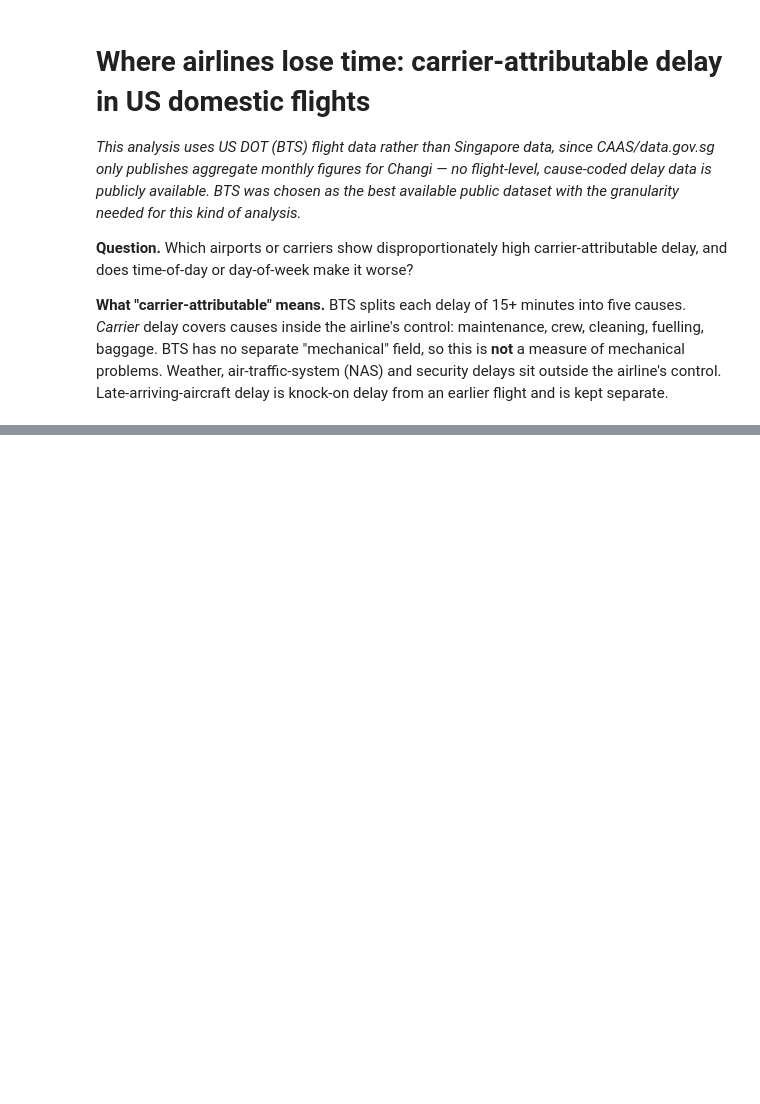
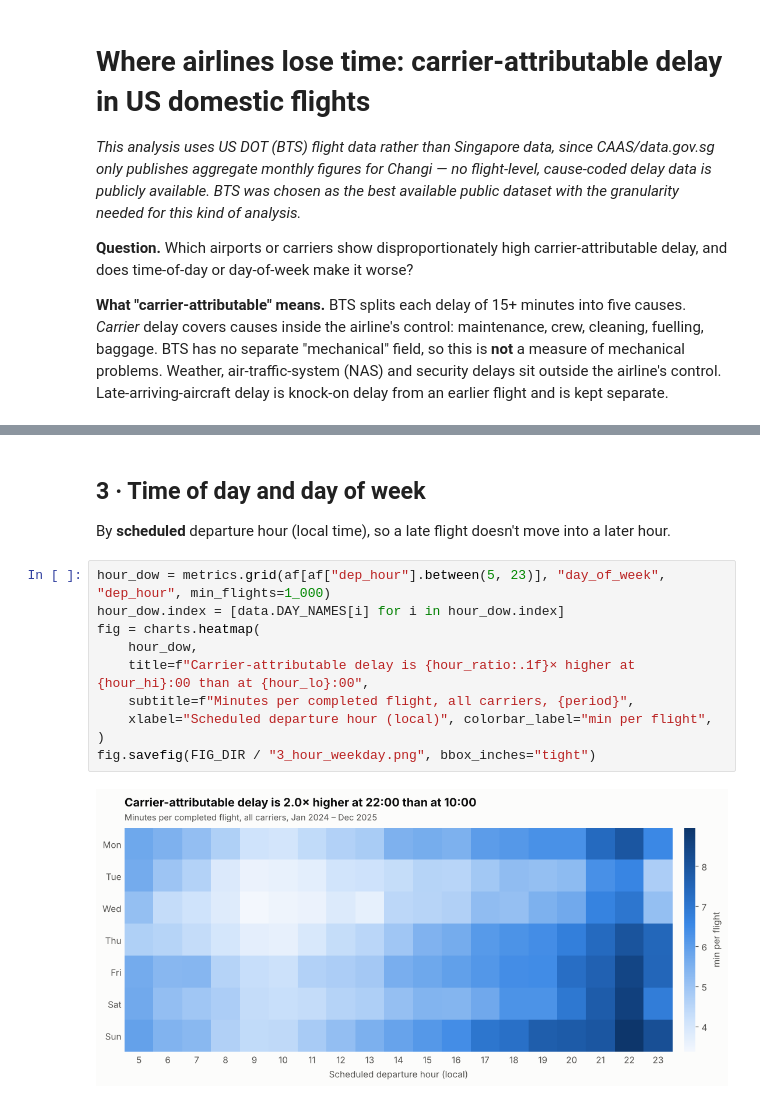
Before and after one commit to edwinleow01/Aviation-Delay-Analysis, a Jupyter notebook: notebooks/02_analysis.ipynb, the cells around one changed output, grey strips where cells are left out. Drawn from its saved outputs; the diff is of its cells as text; blank space fills up the shorter version.

```diff
--- a/notebooks/02_analysis.ipynb
+++ b/notebooks/02_analysis.ipynb
@@ -151,0 +219,15 @@ print("\n".join(lines))
+# %% [markdown]
+## 3 · Time of day and day of week
+By **scheduled** departure hour (local time), so a late flight doesn't move into a later hour.
+# %%
+hour_dow = metrics.grid(af[af["dep_hour"].between(5, 23)], "day_of_week", "dep_hour", min_flights=1_000)
+hour_dow.index = [data.DAY_NAMES[i] for i in hour_dow.index]
+fig = charts.heatmap(
+    hour_dow,
+    title=f"Carrier-attributable delay is {hour_ratio:.1f}× higher at {hour_hi}:00 than at {hour_lo}:00",
+    subtitle=f"Minutes per completed flight, all carriers, {period}",
+    xlabel="Scheduled departure hour (local)", colorbar_label="min per flight",
+)
+fig.savefig(FIG_DIR / "3_hour_weekday.png", bbox_inches="tight")
+# %% [output]
+[figure, added]
```
Also changed, not shown: parts of 45 cells of this notebook, 10 other files.
